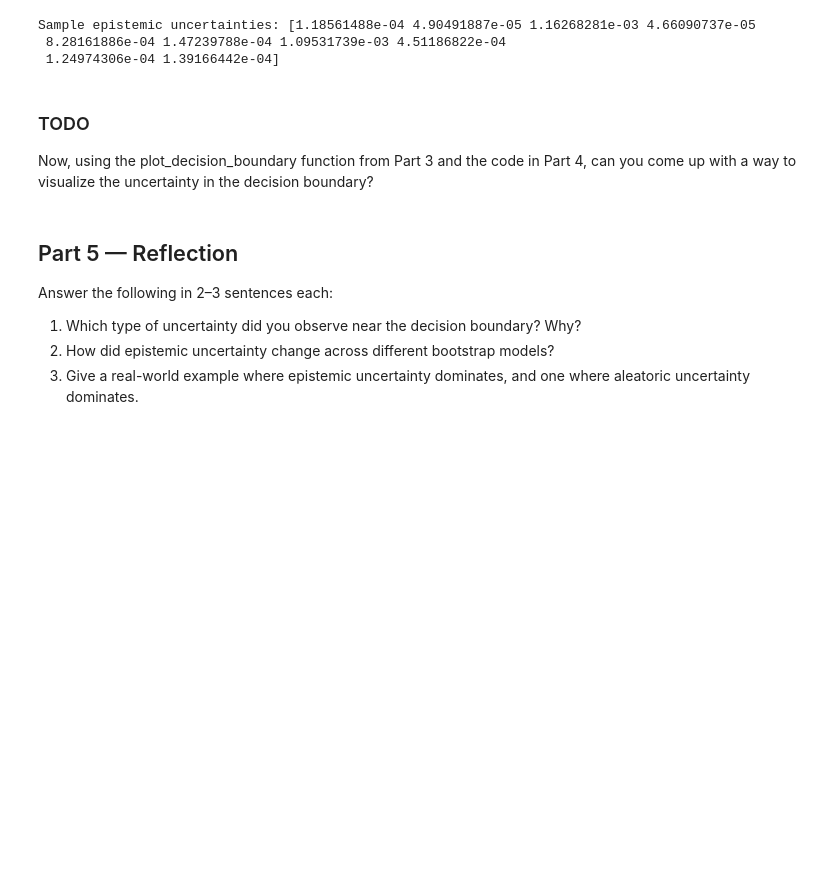
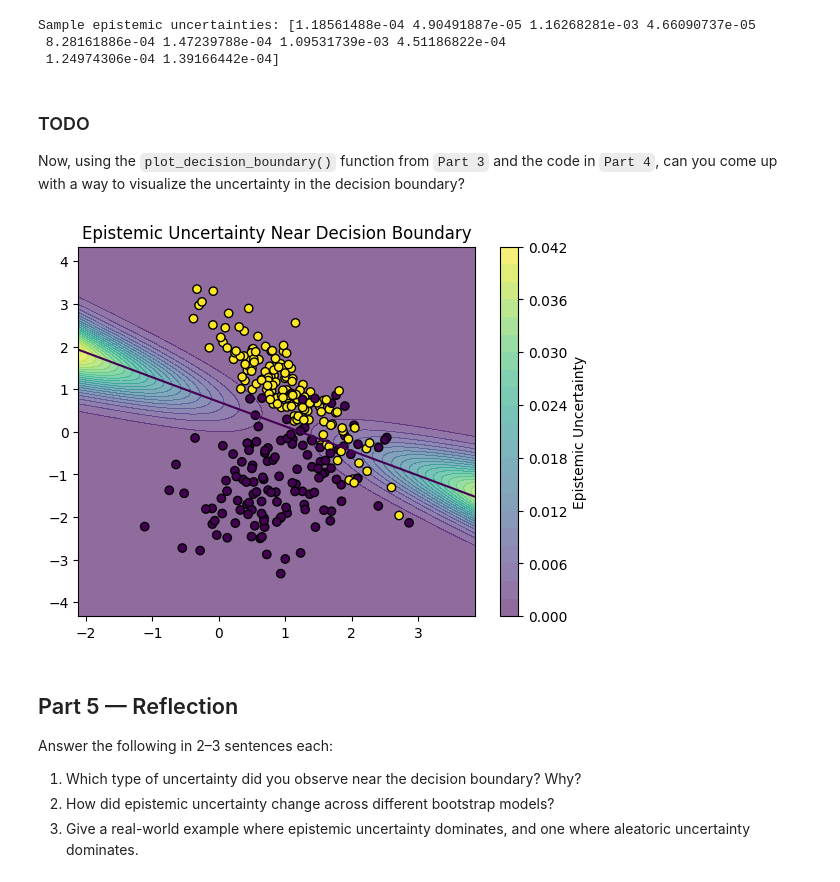
Before and after one commit to jrc117/CS473, a Jupyter notebook: mini_labs/week_1_uncertainty.ipynb, the cells around one changed output. Drawn from its saved outputs; the diff is of its cells as text; code cells hidden in the pictures; blank space fills up the shorter version.

```diff
--- a/mini_labs/week_1_uncertainty.ipynb
+++ b/mini_labs/week_1_uncertainty.ipynb
@@ -132,11 +119,13 @@ from sklearn.utils import resample
 
 n_models = 20
 all_probs = []
+all_models = []
 
 for i in range(n_models):
     X_boot, y_boot = resample(X_train, y_train, replace=True, random_state=i)
     clf_boot = LogisticRegression().fit(X_boot, y_boot)
     all_probs.append(clf_boot.predict_proba(X_test))
+    all_models.append(clf_boot)             # Save each model (to use below).
 
 all_probs = np.array(all_probs)  # shape (n_models, n_samples, n_classes)
 
@@ -151,4 +140,4 @@ Sample epistemic uncertainties: [1.18561488e-04 4.90491887e-05 1.16268281e-03 4.
 # %% [markdown]
 ### TODO
 
-Now, using the plot_decision_boundary function from Part 3 and the code in Part 4, can you come up with a way to visualize the uncertainty in the decision boundary?
+Now, using the `plot_decision_boundary()` function from `Part 3` and the code in `Part 4`, can you come up with a way to visualize the uncertainty in the decision boundary?
@@ -157,3 +144,40 @@ Now, using the plot_decision_boundary function from Part 3 and the code in Part
+# %%
+ # XXX your code here
+# Create a grid to span the feature space.
+x_min, x_max = X_train[:, 0].min() - 1, X_train[:, 0].max() + 1
+y_min, y_max = X_train[:, 1].min() - 1, X_train[:, 1].max() + 1
+
+# Create meshgrid with granularity h.
+h = 0.01
+xx, yy = np.meshgrid(np.arange(x_min, x_max, h), np.arange(y_min, y_max, h))
+
+# Flatten x and y coordinates, then join coordinates together.
+grid = np.c_[xx.ravel(), yy.ravel()]        # np.c_ joins arrays column-wise
+
+# Compute probabilities from each bootstrap model used in code above.
+grid_probs = np.array([model.predict_proba(grid)[:, 1] for model in all_models])
+
+# Compute variance across each model (i.e., compute epistemic uncertainty).
+grid_uncertainty = grid_probs.var(axis=0).reshape(xx.shape)
+
+# Find the average decision boundary.
+mean_probs = grid_probs.mean(axis=0).reshape(xx.shape)
+
+# Use colorbar to indicate certainty/uncertainty in a given region.
+plt.contourf(xx, yy, grid_uncertainty, levels=20, alpha=0.6)
+plt.colorbar(label='Epistemic Uncertainty')
+
+# Plot average decision boundary.
+plt.contour(xx, yy, mean_probs, levels=[0.5])
+
+# Plot training data (i.e., the data points).
+plt.scatter(X_train[:, 0], X_train[:, 1], c=y_train, edgecolors='k')
+
+# Finish plot details; show plot.
+plt.title('Epistemic Uncertainty Near Decision Boundary')
+plt.show()
+# %% [output]
+[figure, added]
 # %% [markdown]
 ## Part 5 — Reflection
 
```
Also changed, not shown: parts of 4 cells of this notebook.
